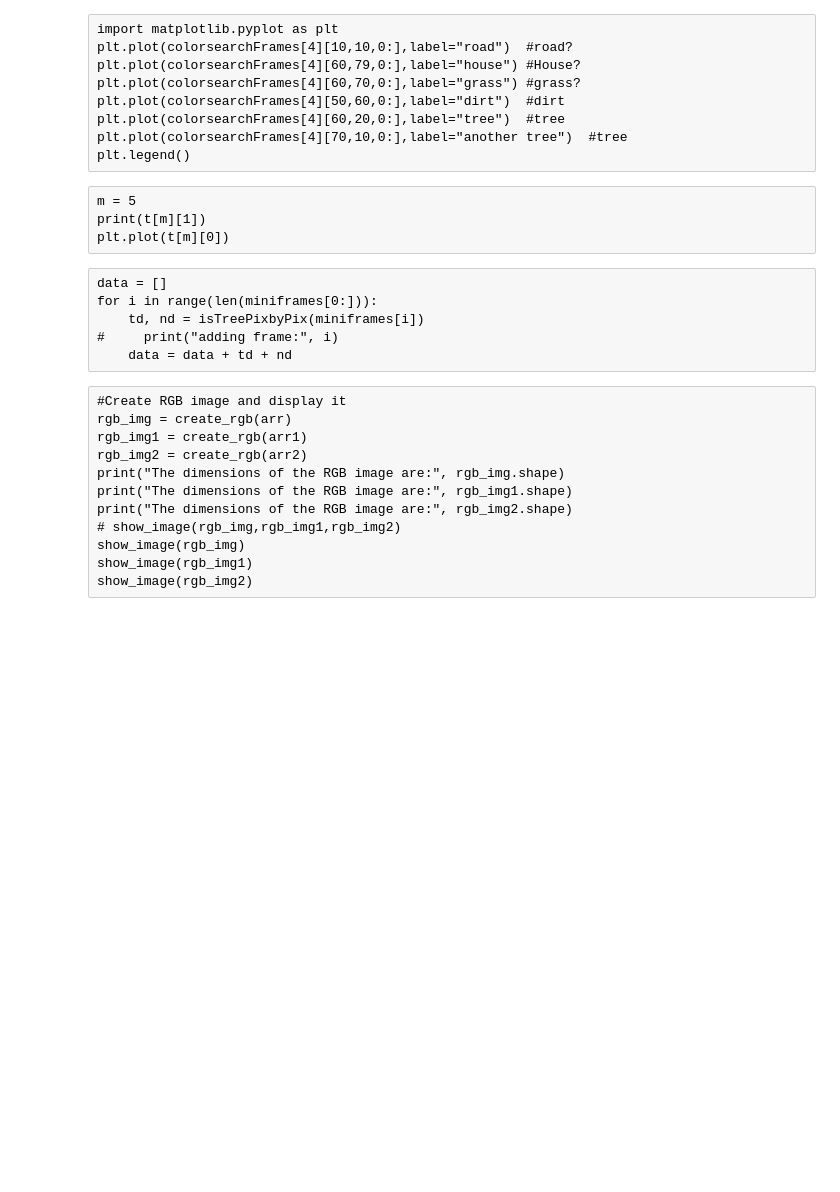
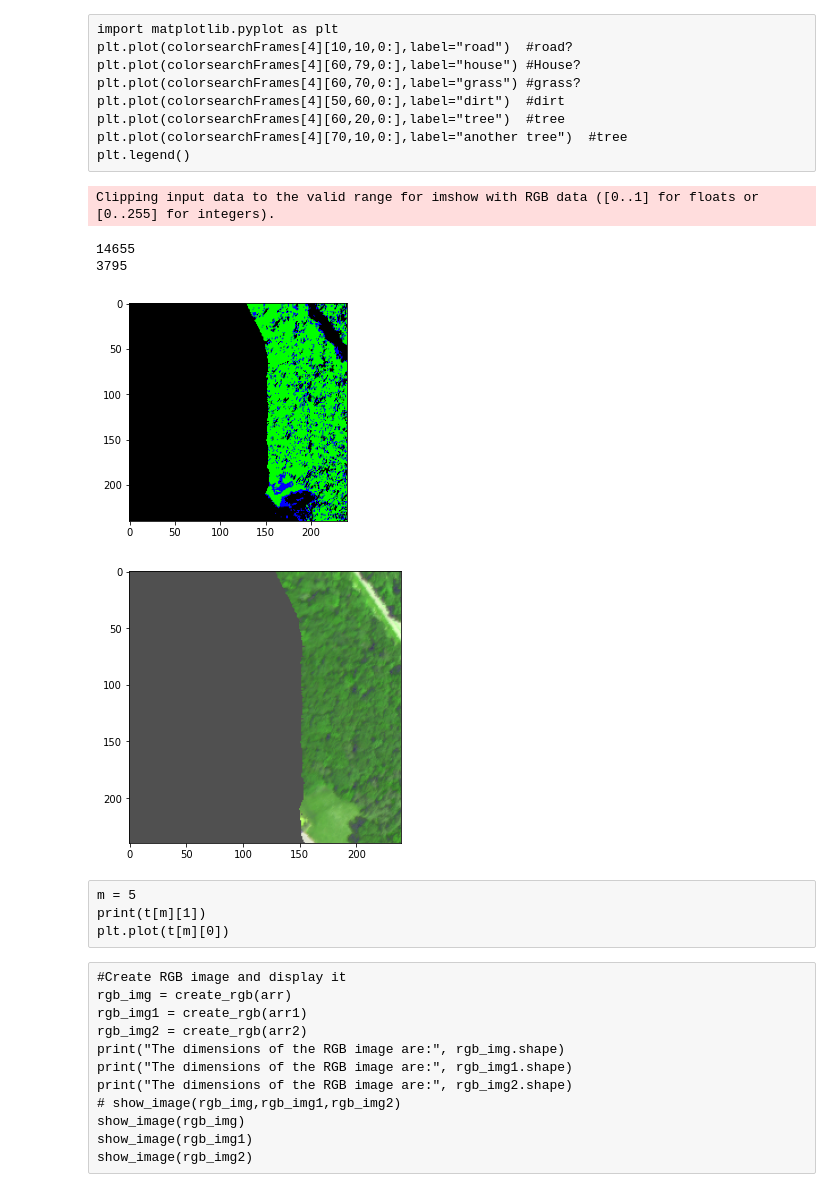
Before and after one commit to KopiousKarp/UD_ELEG404_TreeProject, a Jupyter notebook: DataMining.ipynb, the cells around one changed output. Drawn from its saved outputs; the diff is of its cells as text; code cells hidden in the pictures; blank space fills up the shorter version.

```diff
--- a/DataMining.ipynb
+++ b/DataMining.ipynb
@@ -159,13 +168,0 @@ microframes = spectralSlicing(miniframes[0],80)
-# %%
-#find different colors
-
-colorsearchFrames = []
-for i in range(len(microframes)):
-    for x in range(microframes[i].shape[0]):
-        for y in range(microframes[i].shape[1]):
-            if(microframes[i][x,y,8] > 200):
-                if(len(colorsearchFrames) < 5):
-                    colorsearchFrames.append(microframes[i])
-                    if(i<len(microframes)):
-                        i+=1
-# showframes(colorsearchFrames[:])
@@ -179,27 +189,41 @@ plt.plot(colorsearchFrames[4][60,20,0:],label="tree")  #tree
 plt.plot(colorsearchFrames[4][70,10,0:],label="another tree")  #tree
 plt.legend()
 # %%
-def isTreePixbyPix(frame):
+def isTreePixbyPix(frame,treePixel):
+#     aTreeFFT = np.fft.fft(treePixel[0:])
+    heatmap = np.zeros([frame.shape[0],frame.shape[1],3])  # Creating Heatmap with zeros and ones
     treePixels = []
+    otherTreePixels = []
     nonTreePixels = []
+    coef = []
     for x in range(frame.shape[0]):
         for y in range(frame.shape[1]):
-            if(frame[x,y,100] > 2800 and (frame[x,y,60] < frame[x,y,80]-2000) and (frame[x,y,60] < frame[x,y,25]) ):
+            cc = np.corrcoef(treePixel, frame[x,y,:])[0,1]
+            if(cc > .9990):
                 treePixels.append([frame[x,y,:],1])
-            if(frame[x,y,80] < 2500 or (frame[x,y,60] > frame[x,y,80]-2000) or (frame[x,y,60] > frame[x,y,25])):
+                heatmap[x,y,1] = 255
+                coef.append(cc)
+            if(cc > .9980 and cc < .9990):
+                otherTreePixels.append([frame[x,y,:],2])
+                heatmap[x,y,2] = 255
+            if(cc < .9980):
                 nonTreePixels.append([frame[x,y,:],0])
-    return treePixels, nonTreePixels
-t, n = isTreePixbyPix(miniframes[11])
-t2,n2 = isTreePixbyPix(miniframes[4])
+#     a = np.histogram(coef[:], bins='auto')
+#     plt.plot(a)
+#     print(coef[:])
+    return treePixels, otherTreePixels, nonTreePixels, heatmap
+t, ot, n, hmp = isTreePixbyPix(miniframes[4],miniframes[2][200,150,0:])
+plt.imshow(hmp)
+showframes(miniframes[4:5])
 print(len(t))
 print(len(n))
+# %% [output]
+Clipping input data to the valid range for imshow with RGB data ([0..1] for floats or [0..255] for integers).
+14655
+3795
+[figure, added]
+[figure, added]
 # %% [raw]
 m = 5
 print(t[m][1])
 plt.plot(t[m][0])
-# %% [raw]
-data = []
-for i in range(len(miniframes[0:])):
-    td, nd = isTreePixbyPix(miniframes[i])
-#     print("adding frame:", i)
-    data = data + td + nd
```
Also changed, not shown: parts of 19 cells of this notebook, 2 other files.
